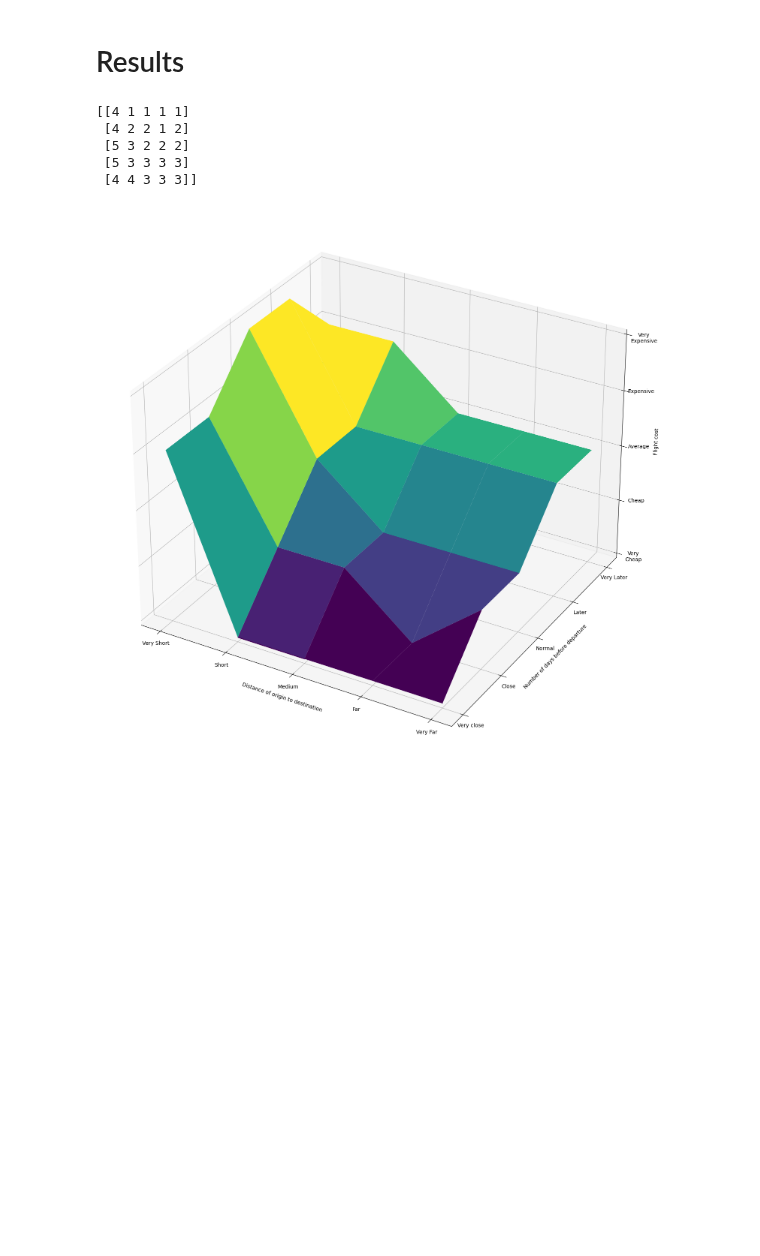
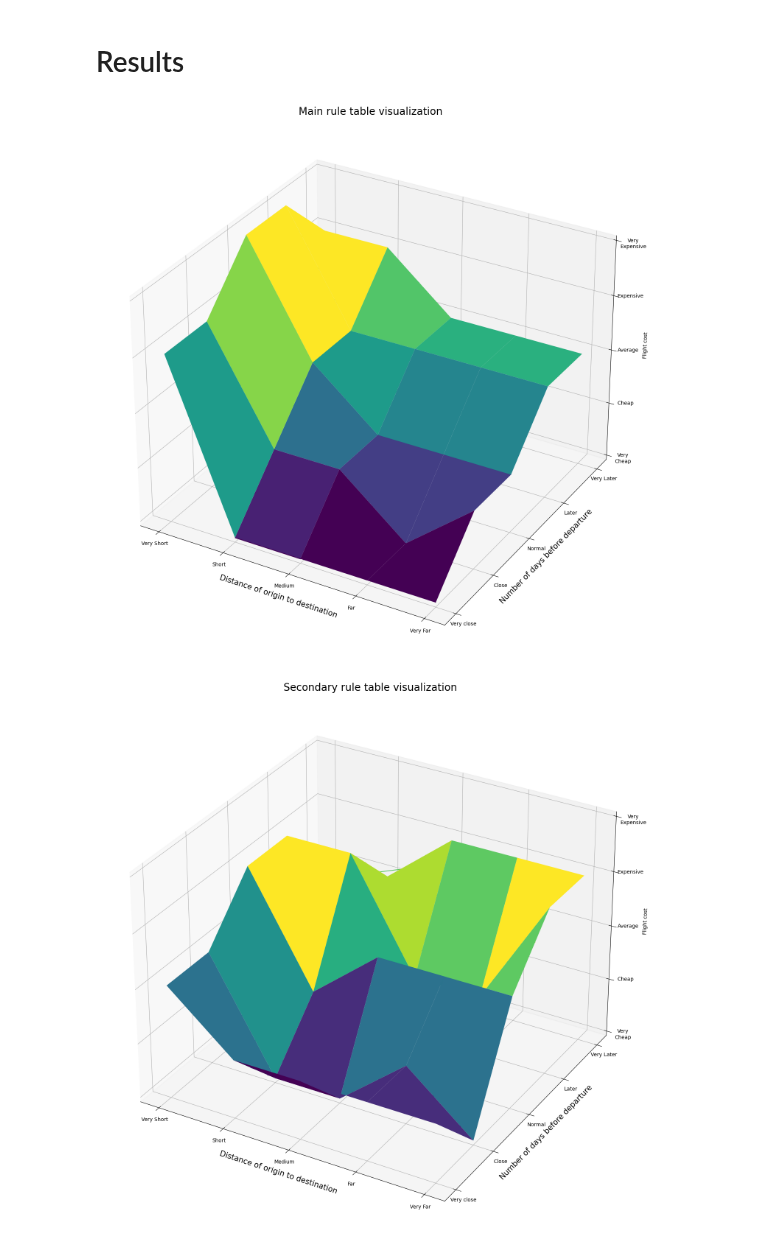
Before and after one commit to claredavies/ArtificialIntelligience, a Jupyter notebook: WeLoveComputationalIntelligence.ipynb, the cells around one changed output. Cells and saved outputs as stored; diff of their text form; code cells hidden in the pictures; blank space fills up the shorter version.

Commit message:
Changed title font size

```diff
--- a/WeLoveComputationalIntelligence.ipynb
+++ b/WeLoveComputationalIntelligence.ipynb
@@ -537,48 +537,45 @@ def convert_label_to_int(label):
   return res
 
 # We can simulate at higher resolution with full accuracy
-def plot_table(x, y, z):
+def plot_table(x, y, z, title):
   # Plot the result in pretty 3D with alpha blending
   import matplotlib.pyplot as plt
   from mpl_toolkits.mplot3d import Axes3D # Required for 3D plotting
 
   fig = plt.figure(figsize=(15, 15))
   axes = fig.add_subplot(projection="3d")
   axes.plot_surface(x, y, z,cmap="viridis")
   plt.tight_layout()
   plt.xticks([1,2,3,4,5], ["Very Short", "Short", "Medium", "Far", "Very Far"])
   plt.yticks([1,2,3,4,5], ["Very close", "Close", "Normal", "Later", "Very Later"])
-  plt.xlabel("Distance of origin to destination")
-  plt.ylabel("Number of days before departure")
+  plt.xlabel("Distance of origin to destination", fontsize=15)
+  plt.ylabel("Number of days before departure", fontsize=15)
   plt.tick_params(axis='x', pad=5)
   plt.tick_params(axis='y', pad=5)
   axes.set_zlim3d(1, 5)
   axes.set_zticks([1,2,3,4,5])
   axes.set_zticklabels(["Very\nCheap", "Cheap", "Average", "Expensive", "Very\nExpensive"])
-  axes.set_zlabel("Flight cost")
+  axes.set_zlabel("Flight cost", fontsize=15)
   axes.tick_params(axis='z', pad=12)
   axes.zaxis.labelpad = 20
   axes.xaxis.labelpad = 10
   axes.yaxis.labelpad = 10
   plt.contour(x, y, z,cmap="viridis")
+  plt.title(title, fontsize=20)
   plt.show()
 
 x, y = np.meshgrid(x_orig2, y_orig2)
 z_1= np.zeros_like(x)
 z_2= np.zeros_like(x)
 # Loop through the system 21*21 times to collect the control surface
 for i in range(5):
   for j in range(5):
     res_1 = convert_label_to_int(z_dict[i+1][j+1])
     res_2 = convert_label_to_int(z_dict2[i+1][j+1])
     z_1[i,j] = res_1
     z_2[i,j] = res_2
-plot_table(x, y, z_1)
-plot_table(x, y, z_2)
+plot_table(x, y, z_1, "Main rule table visualization")
+plot_table(x, y, z_2, "Secondary rule table visualization")
 # %% [output]
-[[4 1 1 1 1]
- [4 2 2 1 2]
- [5 3 2 2 2]
- [5 3 3 3 3]
- [4 4 3 3 3]]
-[figure, old version]
+[figure, new version]
+[figure, added]
```
